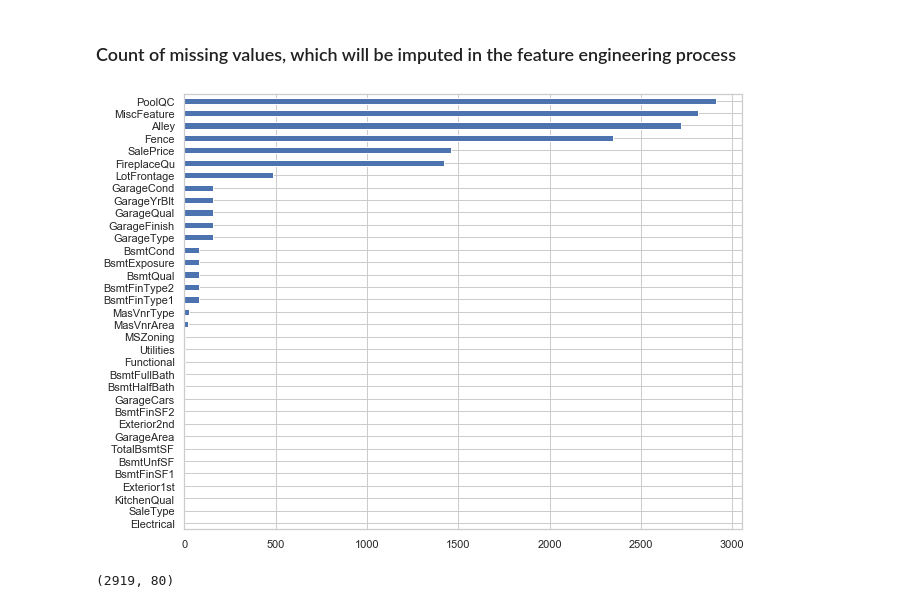
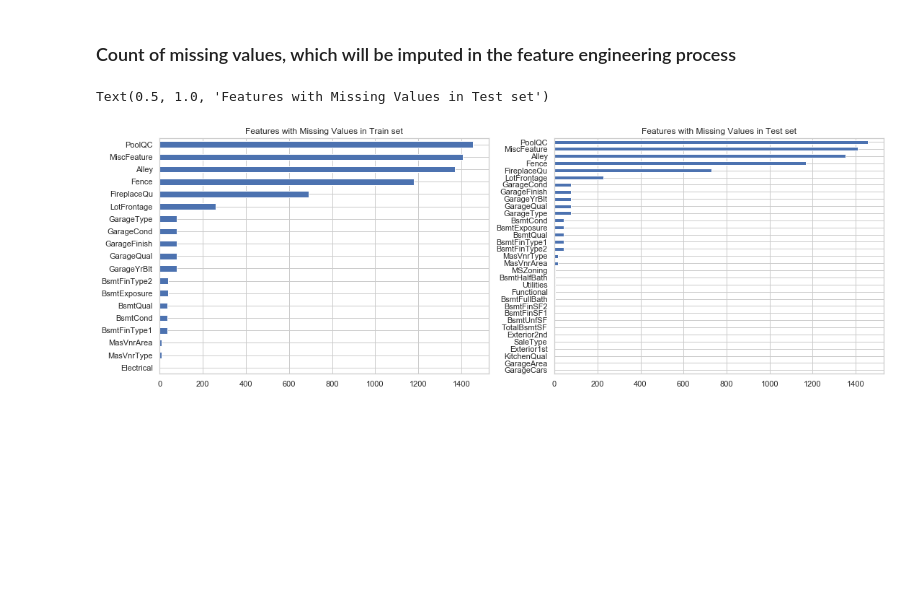
Before and after one commit to ryanhpark/HousingPricePrediction_ML, a Jupyter notebook: Ryan/EDA.ipynb, the cells around one changed output. Cells and saved outputs as stored; diff of their text form; code cells hidden in the pictures; blank space fills up the shorter version.

```diff
--- a/Ryan/EDA.ipynb
+++ b/Ryan/EDA.ipynb
@@ -233,14 +229,15 @@ sns.scatterplot(data = train, x = "GrLivArea", y = "SalePrice");
 [figure]
 # %% [markdown]
 ### Count of missing values, which will be imputed in the feature engineering process
-# %%
-df = pd.concat([train,test])
-missing = pd.DataFrame(df.isna().sum().sort_values(), columns = ["Count_NaN"])
-missing[missing["Count_NaN"] > 0].plot(kind= 'barh', figsize=(10,8),legend = None);
-# %% [output]
-[figure, removed]
-# %%
-df.shape
-# %% [output]
-(2919, 80)
+# %%
+fig, ax = plt.subplots(1, 2, figsize=(18, 6))
+train_missing = pd.DataFrame(train.isna().sum().sort_values(), columns = ["Count_NaN"])
+train_missing[train_missing["Count_NaN"] > 0].plot(kind= 'barh',legend = None, ax = ax[0]);
+test_missing = pd.DataFrame(test.isna().sum().sort_values(), columns = ["Count_NaN"])
+test_missing[test_missing["Count_NaN"] > 0].plot(kind= 'barh',legend = None, ax = ax[1]);
+ax[0].set_title("Features with Missing Values in Train set")
+ax[1].set_title("Features with Missing Values in Test set")
+# %% [output]
+Text(0.5, 1.0, 'Features with Missing Values in Test set')
+[figure, added]
 # %%
```
Also changed, not shown: parts of 3 cells of this notebook, 1 other file.
